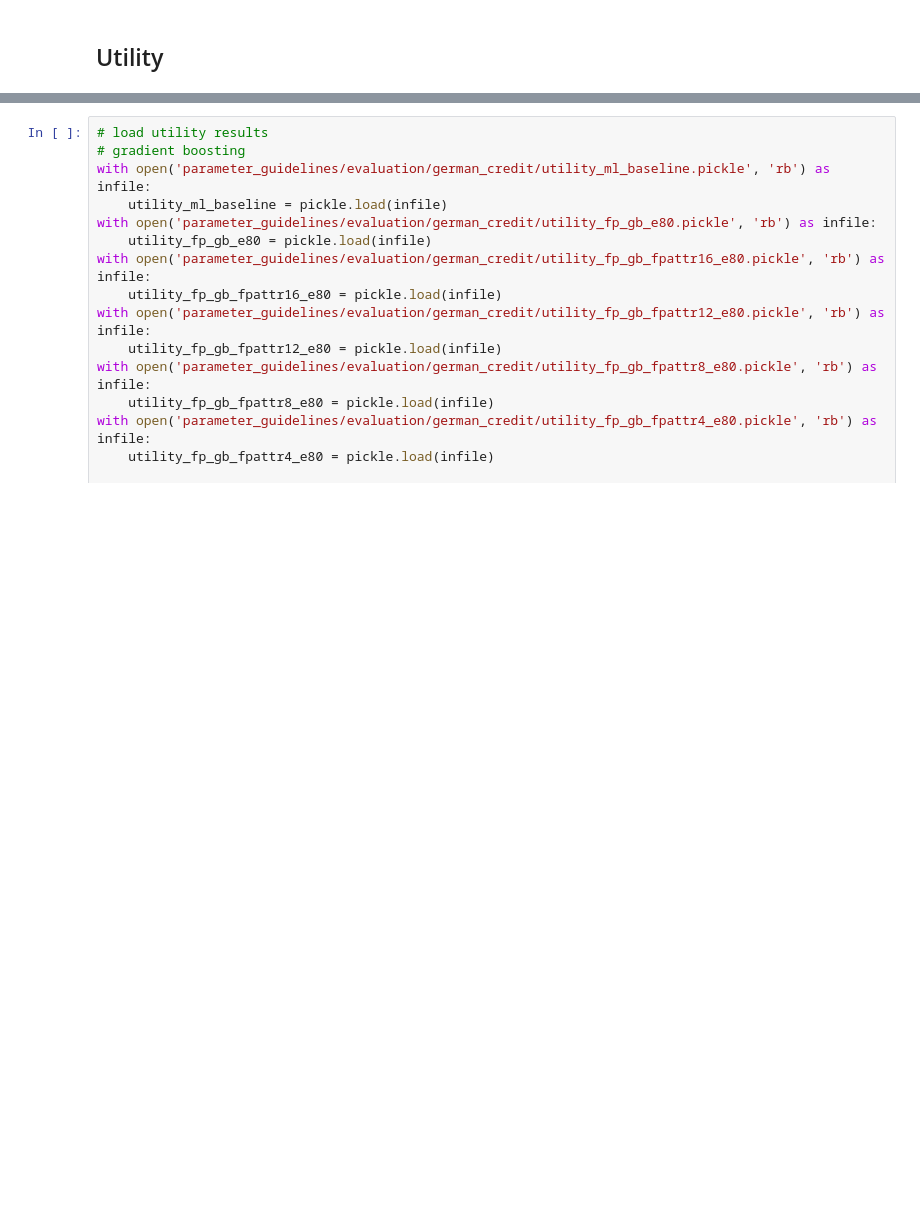
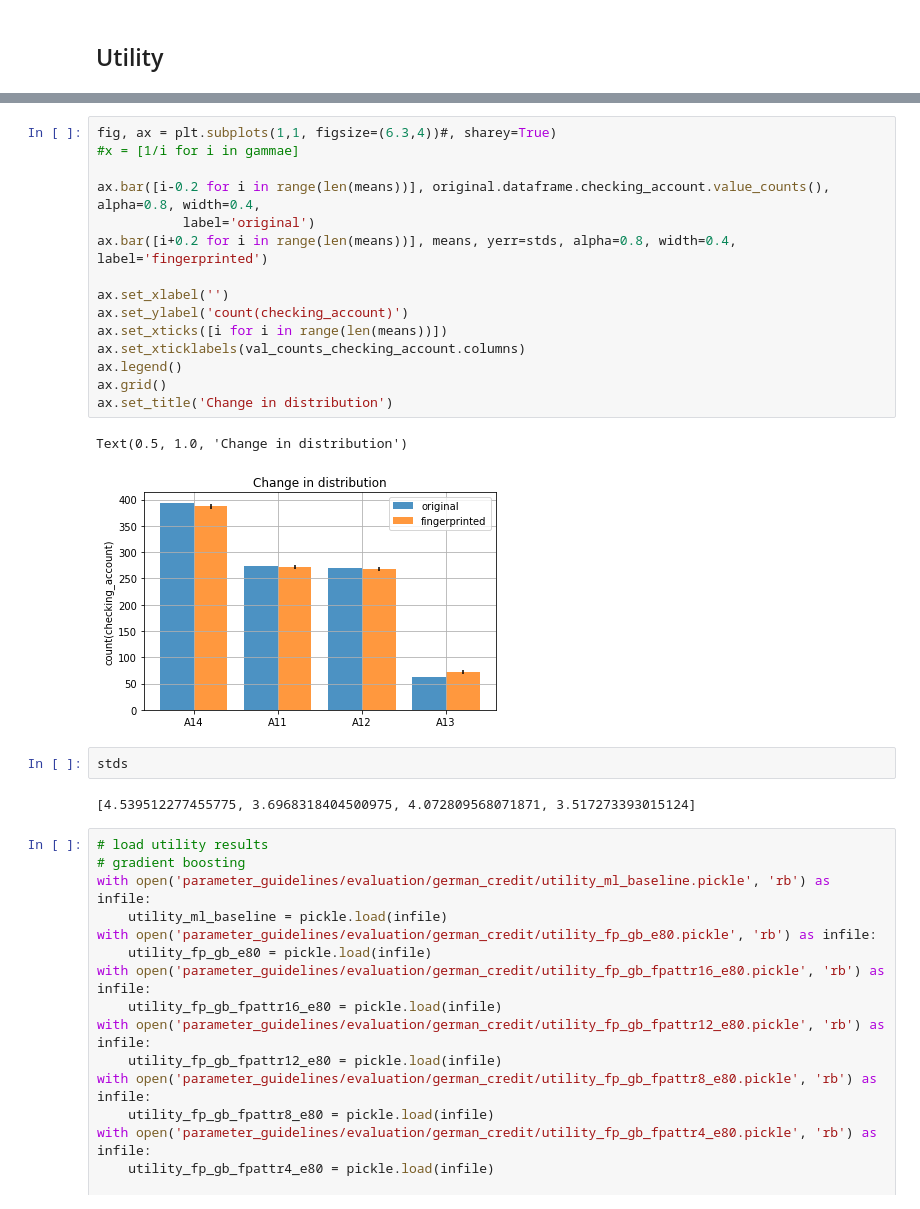
Before and after one commit to tanjascats/fingerprinting-toolbox, a Jupyter notebook: parameter_guidelines/UNECE_meeting/UNECE meeting 2021.ipynb, the cells around one changed output, grey strips where cells are left out. Drawn from its saved outputs; the diff is of its cells as text; blank space fills up the shorter version.

```diff
--- a/parameter_guidelines/UNECE_meeting/UNECE meeting 2021.ipynb
+++ b/parameter_guidelines/UNECE_meeting/UNECE meeting 2021.ipynb
@@ -483,3 +722,25 @@ At the end of the day, for giving explicit decisions on parameter setting, one n
+# %%
+fig, ax = plt.subplots(1,1, figsize=(6.3,4))#, sharey=True)
+#x = [1/i for i in gammae]
+
+ax.bar([i-0.2 for i in range(len(means))], original.dataframe.checking_account.value_counts(), alpha=0.8, width=0.4,
+           label='original')
+ax.bar([i+0.2 for i in range(len(means))], means, yerr=stds, alpha=0.8, width=0.4, label='fingerprinted')
+
+ax.set_xlabel('')
+ax.set_ylabel('count(checking_account)')
+ax.set_xticks([i for i in range(len(means))])
+ax.set_xticklabels(val_counts_checking_account.columns)
+ax.legend()
+ax.grid()
+ax.set_title('Change in distribution')
+# %% [output]
+Text(0.5, 1.0, 'Change in distribution')
+[figure, added]
+# %%
+stds
+# %% [output]
+[4.539512277455775, 3.6968318404500975, 4.072809568071871, 3.517273393015124]
 # %%
 # load utility results
 # gradient boosting
```
Also changed, not shown: parts of 67 cells of this notebook, 15 other files.
